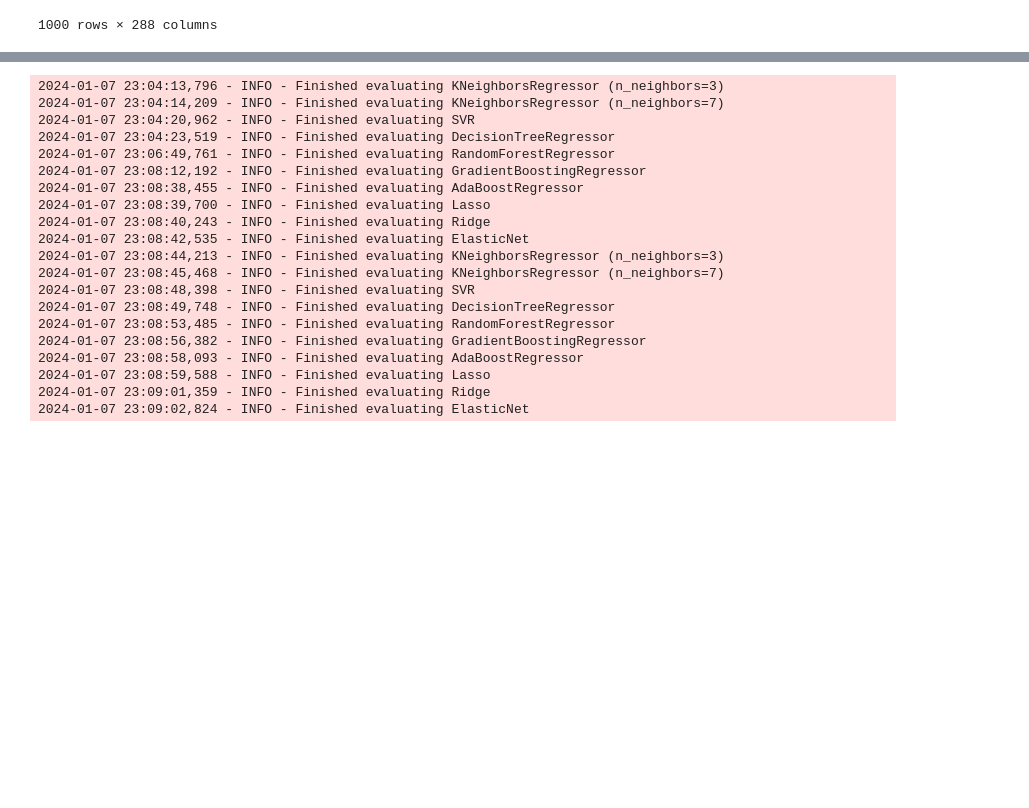
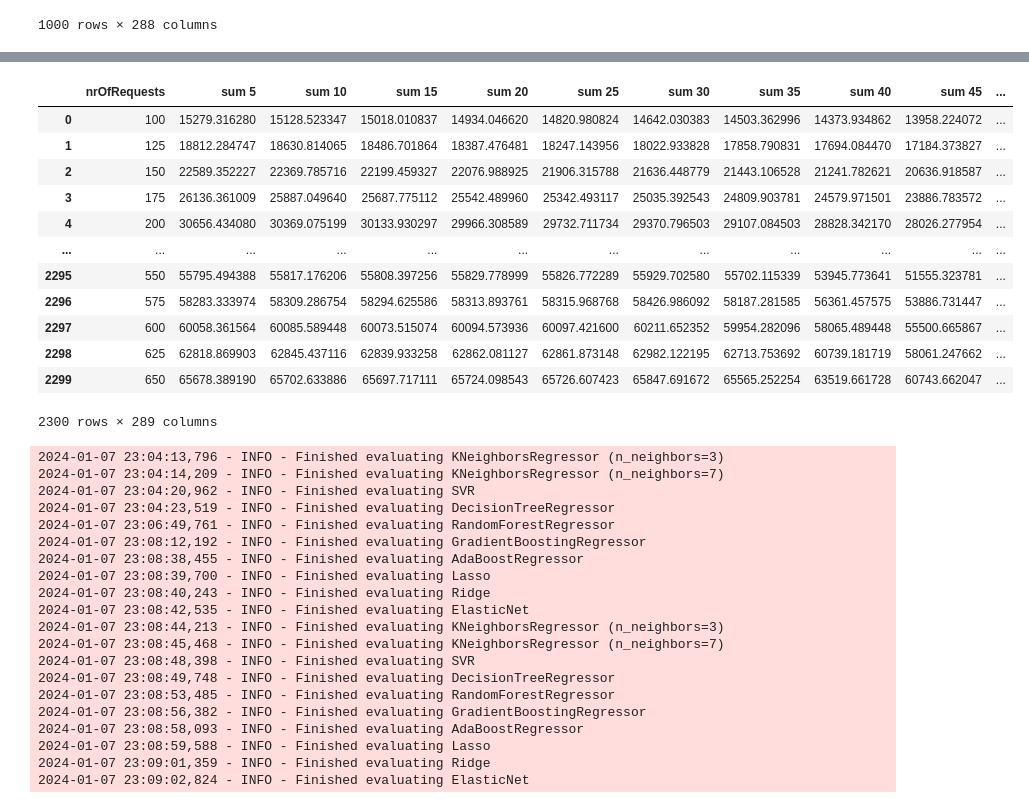
Before and after one commit to rodakrafal/ML, a Jupyter notebook: data_visualization.ipynb, the cells around one changed output, grey strips where cells are left out. Drawn from its saved outputs; the diff is of its cells as text; code cells hidden in the pictures; blank space fills up the shorter version.

```diff
--- a/data_visualization.ipynb
+++ b/data_visualization.ipynb
@@ -294,3 +324,19 @@ df_y = load_and_process_y(DataSet.EURO26, 100)
+# %%
+df_X
+# %% [output]
+|  | nrOfRequests | sum 5 | sum 10 | sum 15 | sum 20 | sum 25 | sum 30 | sum 35 | sum 40 | sum 45 | ... |
+| 0 | 100 | 15279.316280 | 15128.523347 | 15018.010837 | 14934.046620 | 14820.980824 | 14642.030383 | 14503.362996 | 14373.934862 | 13958.224072 | ... |
+| 1 | 125 | 18812.284747 | 18630.814065 | 18486.701864 | 18387.476481 | 18247.143956 | 18022.933828 | 17858.790831 | 17694.084470 | 17184.373827 | ... |
+| 2 | 150 | 22589.352227 | 22369.785716 | 22199.459327 | 22076.988925 | 21906.315788 | 21636.448779 | 21443.106528 | 21241.782621 | 20636.918587 | ... |
+| 3 | 175 | 26136.361009 | 25887.049640 | 25687.775112 | 25542.489960 | 25342.493117 | 25035.392543 | 24809.903781 | 24579.971501 | 23886.783572 | ... |
+| 4 | 200 | 30656.434080 | 30369.075199 | 30133.930297 | 29966.308589 | 29732.711734 | 29370.796503 | 29107.084503 | 28828.342170 | 28026.277954 | ... |
+| ... | ... | ... | ... | ... | ... | ... | ... | ... | ... | ... | ... |
+| 2295 | 550 | 55795.494388 | 55817.176206 | 55808.397256 | 55829.778999 | 55826.772289 | 55929.702580 | 55702.115339 | 53945.773641 | 51555.323781 | ... |
+| 2296 | 575 | 58283.333974 | 58309.286754 | 58294.625586 | 58313.893761 | 58315.968768 | 58426.986092 | 58187.281585 | 56361.457575 | 53886.731447 | ... |
+| 2297 | 600 | 60058.361564 | 60085.589448 | 60073.515074 | 60094.573936 | 60097.421600 | 60211.652352 | 59954.282096 | 58065.489448 | 55500.665867 | ... |
+| 2298 | 625 | 62818.869903 | 62845.437116 | 62839.933258 | 62862.081127 | 62861.873148 | 62982.122195 | 62713.753692 | 60739.181719 | 58061.247662 | ... |
+| 2299 | 650 | 65678.389190 | 65702.633886 | 65697.717111 | 65724.098543 | 65726.607423 | 65847.691672 | 65565.252254 | 63519.661728 | 60743.662047 | ... |
+2300 rows × 289 columns
 # %%
 from create_model import evaluate_models
 from sklearn.neighbors import KNeighborsRegressor
```
Also changed, not shown: parts of 6 cells of this notebook, 43 other files.
